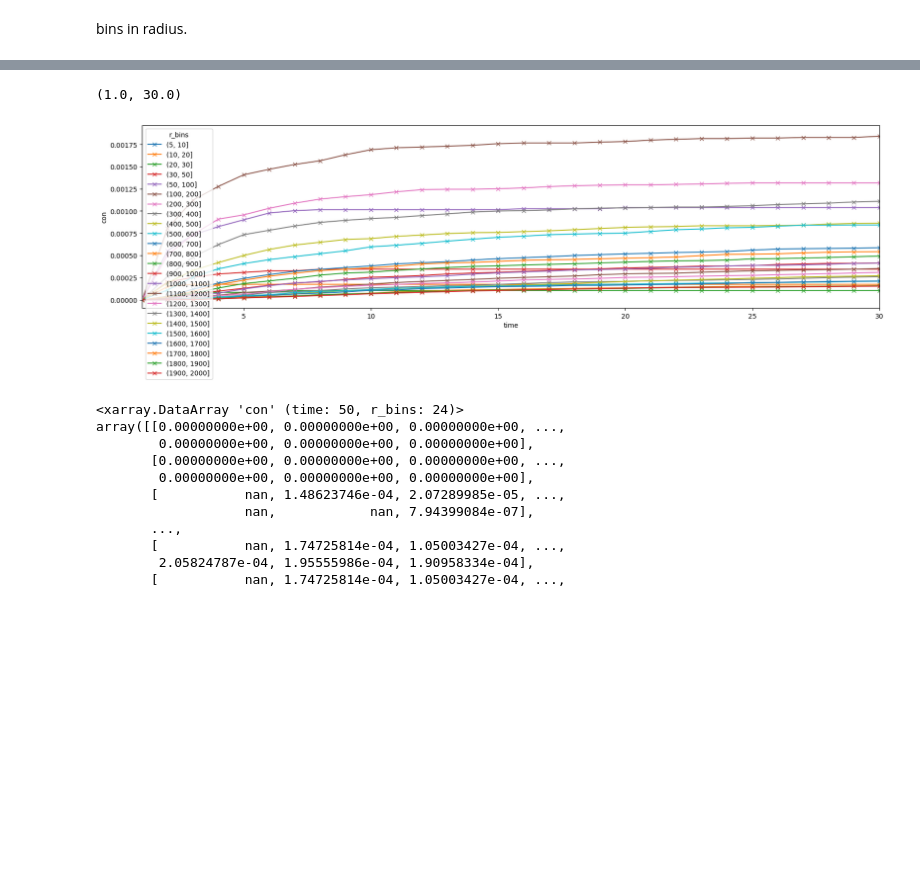
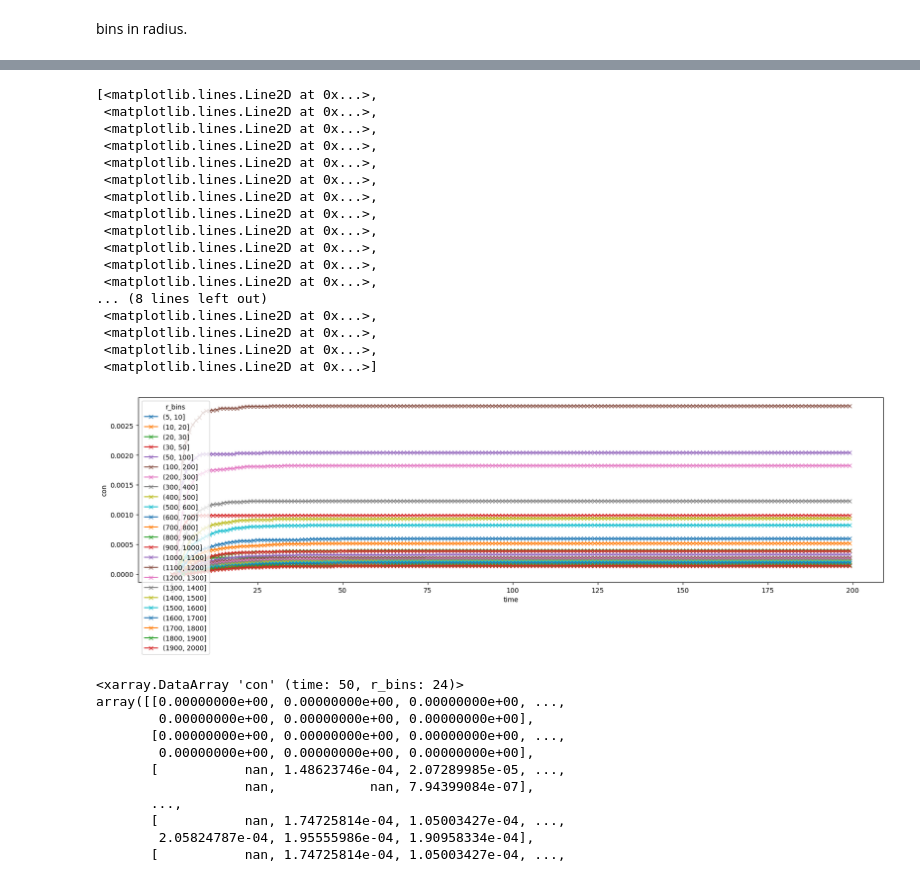
Before and after one commit to galendal/ACTOM_sites, a Jupyter notebook: particle_swarm.ipynb, the cells around one changed output, grey strips where cells are left out. Saved outputs shown, nothing was run; the diff lists cells and outputs as text; code cells hidden in the pictures; blank space fills up the shorter version.

```diff
--- a/particle_swarm.ipynb
+++ b/particle_swarm.ipynb
@@ -150,6 +217,6 @@ array([             0,  3600000000000,  7200000000000, 10800000000000,
 # %%
 num=500 # Number of particles to release
-steps=50 # Number of time steps of one hour.
+steps=200 # Number of time steps of one hour.
 
 particles=[]
 for ii in np.arange(num):
@@ -304,0 +411,3 @@ Data variables:
+# %%
+rr=np.arange(5,2000,5)
+cc=np.zeros(len(rr))
@@ -304,0 +488,12 @@ Data variables:
+# %%
+time_stat=np.zeros_like(rr)
+time_stat2=np.zeros_like(rr)
+N=np.zeros_like(rr)
+for ii in np.arange(len(rr)):
+    for num in particles.num:
+
+        indx=np.where(np.diff(np.sign(particles.isel(num=num).r-rr[ii])) !=0)[0]
+        #indx=indx[0]
+        time_stat[ii]+=particles.time[indx].sum()
+        time_stat2[ii]+=(particles.time[indx]**2).sum()
+        N[ii] += len(indx)
@@ -304,0 +644,2 @@ Data variables:
+# %%
+tmp=particles.stack(z=['time','num'])
@@ -339,10 +735,26 @@ Coordinates:
 # %%
 cons.plot.line(x='time',marker='x',aspect=4, size=5)
 #plt.yscale('log')
-plt.xlim(1,30)
+#plt.xlim(1,30)
 # %% [output]
-(1.0, 30.0)
+[<matplotlib.lines.Line2D at 0x...>,
+ <matplotlib.lines.Line2D at 0x...>,
+ <matplotlib.lines.Line2D at 0x...>,
+ <matplotlib.lines.Line2D at 0x...>,
+ <matplotlib.lines.Line2D at 0x...>,
+ <matplotlib.lines.Line2D at 0x...>,
+ <matplotlib.lines.Line2D at 0x...>,
+ <matplotlib.lines.Line2D at 0x...>,
+ <matplotlib.lines.Line2D at 0x...>,
+ <matplotlib.lines.Line2D at 0x...>,
+ <matplotlib.lines.Line2D at 0x...>,
+ <matplotlib.lines.Line2D at 0x...>,
+... (8 lines left out)
+ <matplotlib.lines.Line2D at 0x...>,
+ <matplotlib.lines.Line2D at 0x...>,
+ <matplotlib.lines.Line2D at 0x...>,
+ <matplotlib.lines.Line2D at 0x...>]
-[figure, old version]
+[figure, new version]
 # %%
 cons
 # %% [output]
```
Also changed, not shown: parts of 62 cells of this notebook, 1 other file.
